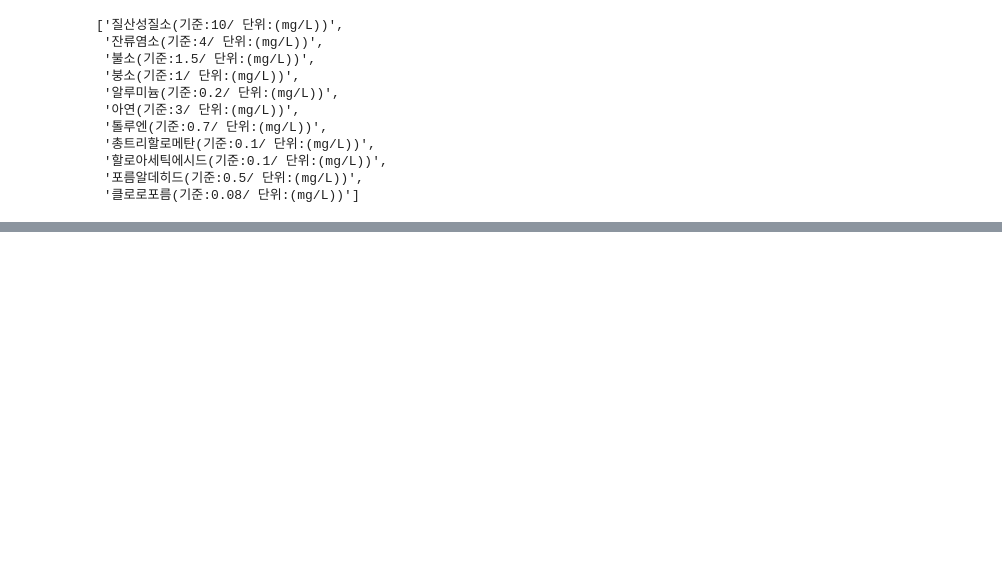
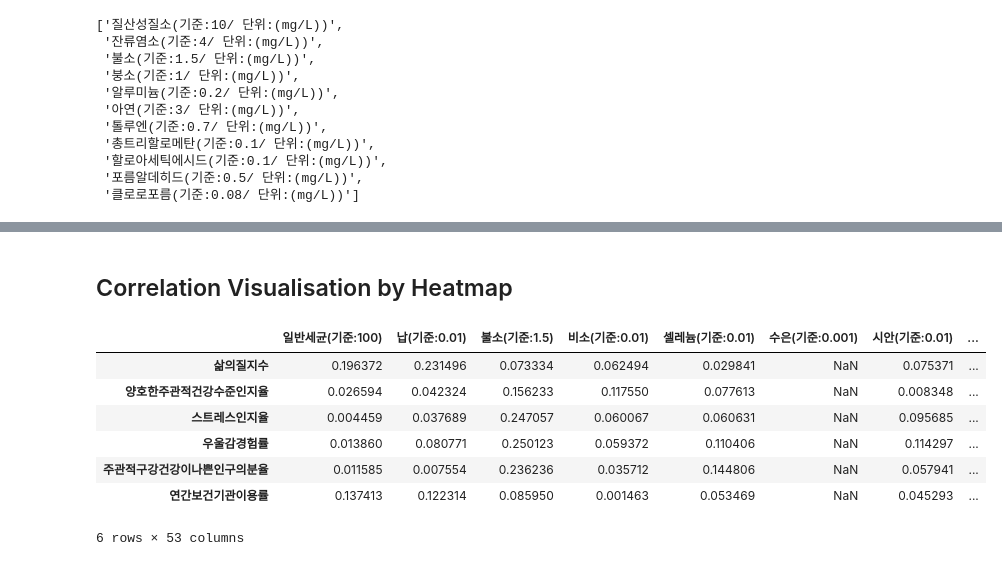
Before and after one commit to BreadFeet/K-water_project, a Jupyter notebook: myanalysis/03_Data_Analysis.ipynb, the cells around one changed output, grey strips where cells are left out. Drawn from its saved outputs; the diff is of its cells as text; code cells hidden in the pictures; blank space fills up the shorter version.

```diff
--- a/myanalysis/03_Data_Analysis.ipynb
+++ b/myanalysis/03_Data_Analysis.ipynb
@@ -58,0 +145,15 @@ dtype: float64
+# %% [markdown]
+## Correlation Visualisation by Heatmap
+# %%
+# 히트맵 그릴 부분 dataframe
+h_map = abs(cor.iloc[-6:, :-6])    # 상관계수 절대값 처리
+h_map
+# %% [output]
+|  | 일반세균(기준:100) | 납(기준:0.01) | 불소(기준:1.5) | 비소(기준:0.01) | 셀레늄(기준:0.01) | 수은(기준:0.001) | 시안(기준:0.01) | ... |
+| 삶의질지수 | 0.196372 | 0.231496 | 0.073334 | 0.062494 | 0.029841 | NaN | 0.075371 | ... |
+| 양호한주관적건강수준인지율 | 0.026594 | 0.042324 | 0.156233 | 0.117550 | 0.077613 | NaN | 0.008348 | ... |
+| 스트레스인지율 | 0.004459 | 0.037689 | 0.247057 | 0.060067 | 0.060631 | NaN | 0.095685 | ... |
+| 우울감경험률 | 0.013860 | 0.080771 | 0.250123 | 0.059372 | 0.110406 | NaN | 0.114297 | ... |
+| 주관적구강건강이나쁜인구의분율 | 0.011585 | 0.007554 | 0.236236 | 0.035712 | 0.144806 | NaN | 0.057941 | ... |
+| 연간보건기관이용률 | 0.137413 | 0.122314 | 0.085950 | 0.001463 | 0.053469 | NaN | 0.045293 | ... |
+6 rows × 53 columns
```
Also changed, not shown: parts of 25 cells of this notebook, 16 other files.
